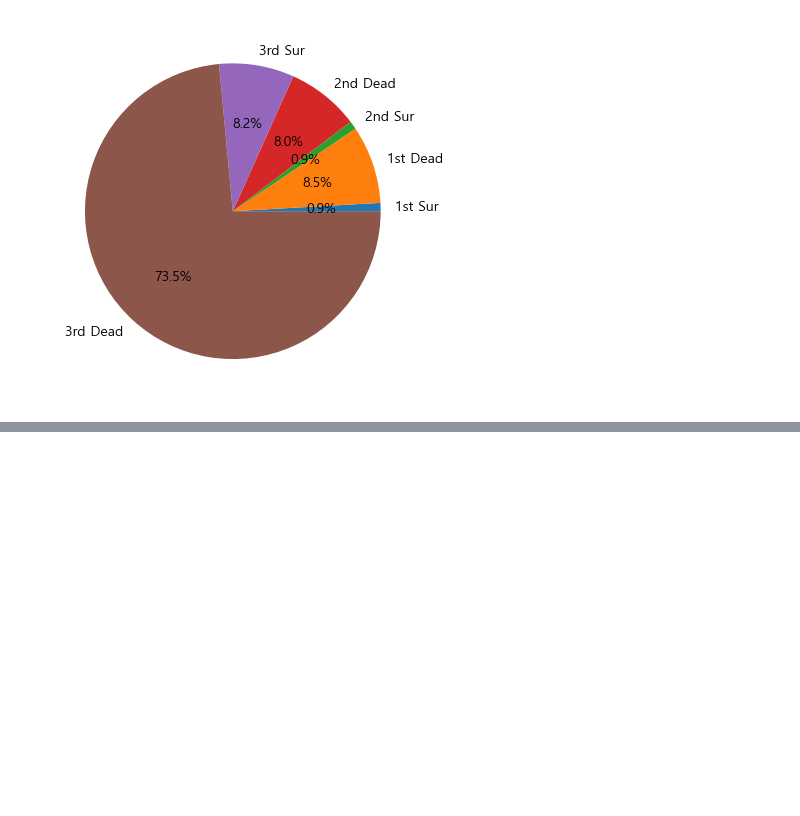
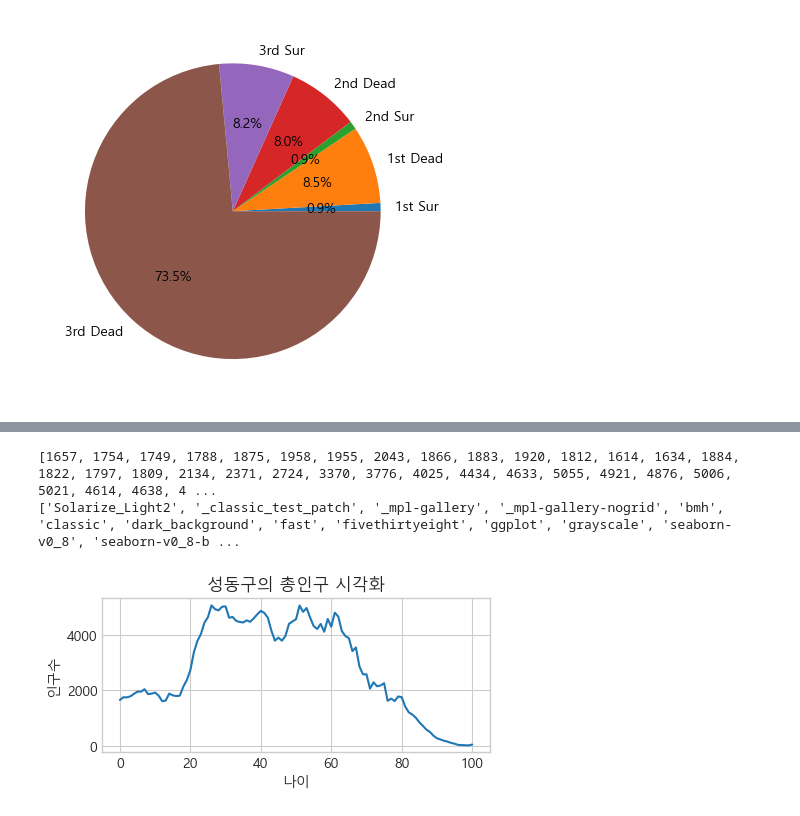
Before and after one commit to dnjeh/python, a Jupyter notebook: SRHclassHa!/20231130.ipynb, the cells around one changed output, grey strips where cells are left out. Saved outputs shown, nothing was run; the diff lists cells and outputs as text; code cells hidden in the pictures; blank space fills up the shorter version.

```diff
--- a/SRHclassHa!/20231130.ipynb
+++ b/SRHclassHa!/20231130.ipynb
@@ -179,0 +268,36 @@ plt.show()
+# %%
+def population(tstr):
+    import matplotlib.pyplot as plt
+    import pandas as pd
+    import csv
+    f=open("population.csv", encoding="cp949")
+    data = csv.reader(f)
+    header = next(data)
+    data = list(data)
+    f.close()
+    data=list(data)
+    result = []
+    for row in data:
+        if tstr in row[0]:
+            for i in row[2:103]:
+                try:
+                    result.append(int(i))
+                except:
+                    result.append(int(''.join(i.split(','))))
+    print(result)
+    plt.figure(figsize=(5, 2))
+    plt.style.use('seaborn-v0_8-whitegrid')
+    plt.rc("font", family = "malgun Gothic")
+    plt.rcParams["axes.unicode_minus"] = False
+    plt.title(f"{tstr}의 총인구 시각화")
+    print(plt.style.available)
+    plt.plot(result)
+    plt.xlabel("나이")
+    plt.ylabel("인구수")
+    plt.show()
+# %%
+population("성동구")
+# %% [output]
+[1657, 1754, 1749, 1788, 1875, 1958, 1955, 2043, 1866, 1883, 1920, 1812, 1614, 1634, 1884, 1822, 1797, 1809, 2134, 2371, 2724, 3370, 3776, 4025, 4434, 4633, 5055, 4921, 4876, 5006, 5021, 4614, 4638, 4 ...
+['Solarize_Light2', '_classic_test_patch', '_mpl-gallery', '_mpl-gallery-nogrid', 'bmh', 'classic', 'dark_background', 'fast', 'fivethirtyeight', 'ggplot', 'grayscale', 'seaborn-v0_8', 'seaborn-v0_8-b ...
+[figure, added]
```
Also changed, not shown: parts of 10 cells of this notebook, 1 other file.
